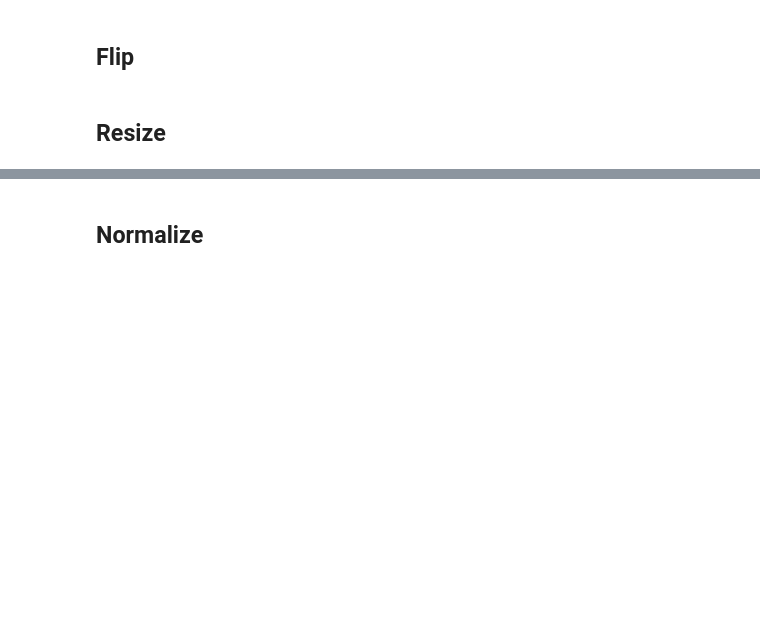
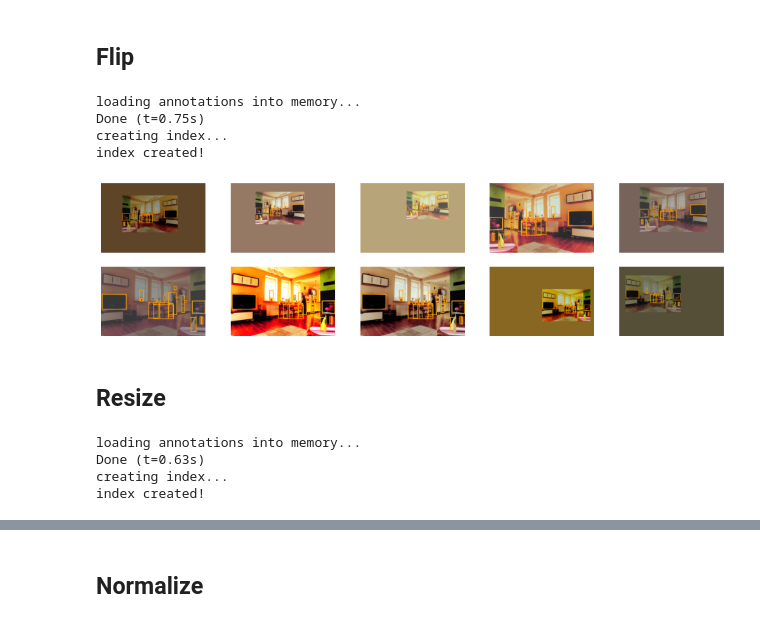
Before and after one commit to jctc-sol/coco_object_detection, a Jupyter notebook: 2. DataAugmentations.ipynb, the cells around one changed output, grey strips where cells are left out. Drawn from its saved outputs; the diff is of its cells as text; code cells hidden in the pictures; blank space fills up the shorter version.

```diff
--- a/2. DataAugmentations.ipynb
+++ b/2. DataAugmentations.ipynb
@@ -126,7 +116,10 @@ plt_samples(ds)
 ## Flip
 # %%
 class Flip(object):
-
+    """
+    (Ref: https://github.com/sgrvinod/a-PyTorch-Tutorial-to-Object-Detection/blob/master/utils.py)
+    Perform a flip of the image about the vertical axis of the image.
+    """
     def __init__(self, p):
         self.proba = p
 
@@ -135,5 +128,9 @@ class Flip(object):
         if random.random() < self.proba:
             image = sample['image']
             boxes = sample['boxes']
-            new_image = transforms.functional.hflip(image)
-            new_boxes =
+            # flip image
+            sample['image'] = FT.hflip(image)
+            # flip boxes
+            boxes[:,0] = image.width - boxes[:,0] - 1 - boxes[:,2]
+            sample['boxes'] = boxes
+        return sample
@@ -158,2 +137,18 @@ def flip(image, boxes):
+# %%
+basic_tfs = [PhotometricDistort(1.),
+             Flip(0.5),
+             ImageToTensor(), CategoryToTensor(), BoxToTensor(),
+             Zoomout(0.5, max_scale=2.5)]
+tfms = transforms.Compose(basic_tfs)
+ds = CocoDataset(data_dir='./', dataset='val2017', anno_type='instances', transforms=tfms)
+# %% [output]
+loading annotations into memory...
+Done (t=0.75s)
+creating index...
+index created!
+# %%
+show_augmented_samples(ds)
+# %% [output]
+[figure, added]
 # %% [markdown]
 ## Resize
@@ -159,0 +178,13 @@ def flip(image, boxes):
+# %%
+basic_tfs = [PhotometricDistort(1.),
+             Flip(0.5),
+             Resize((300,300)),
+             ImageToTensor(), CategoryToTensor(), BoxToTensor(),
+             Zoomout(0.5, max_scale=2.5)]
+tfms = transforms.Compose(basic_tfs)
+ds = CocoDataset(data_dir='./', dataset='val2017', anno_type='instances', transforms=tfms)
+# %% [output]
+loading annotations into memory...
+Done (t=0.63s)
+creating index...
+index created!
```
Also changed, not shown: parts of 12 cells of this notebook, 2 other files.
